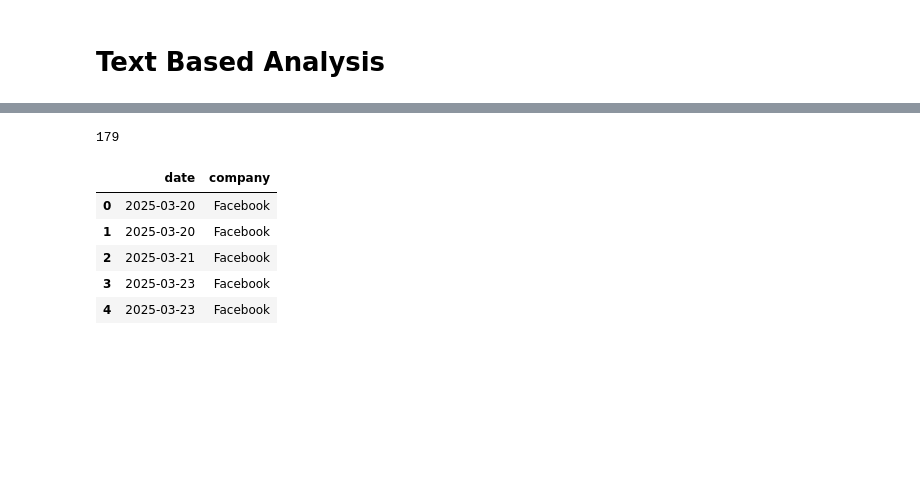
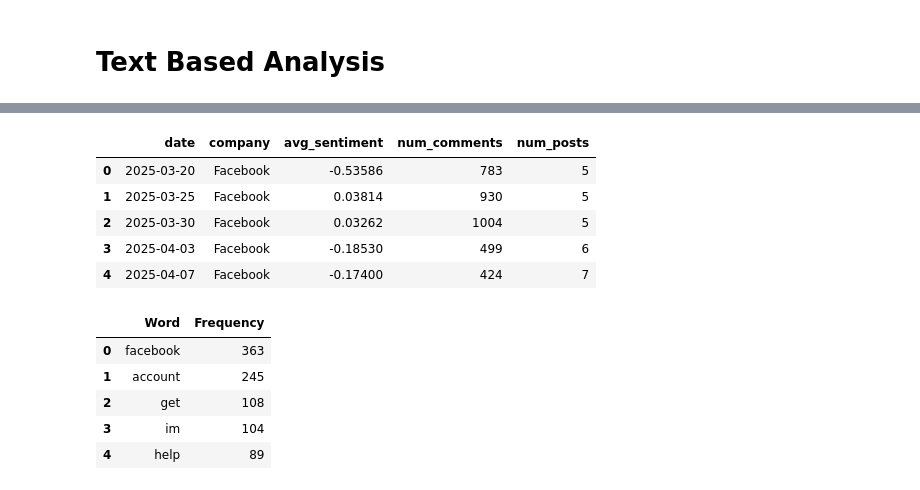
Before and after one commit to bibidhSubedi0/Sentiment-Analysis, a Jupyter notebook: src/EDA/analysisV3.ipynb, the cells around one changed output, grey strips where cells are left out. Drawn from its saved outputs; the diff is of its cells as text; code cells hidden in the pictures; blank space fills up the shorter version.

```diff
--- a/src/EDA/analysisV3.ipynb
+++ b/src/EDA/analysisV3.ipynb
@@ -299,0 +318,3 @@ new_df.head()
+# %%
+grouped = new_df.groupby('block_index')
+grouped.head()
@@ -300,30 +339,31 @@ new_df.head()
 # %%
+
+
 stop_words = set(stopwords.words('english'))
+
+
 exportDF = pd.DataFrame()
-exportDF["date"] = new_df["date"]
-exportDF["company"] = "Facebook"
-
-# Senetiment from 3 days wala
-
-#avg_sentiment
-#num_commnets
-#num_posts
-#most_commonword
-
-sum = 0
-
-for index, row in new_df.iterrows():
-    sum+=row["hour"]
-
-print(sum)
+exportDF['date'] = grouped['date'].first().values        # Date of first post in the block
+exportDF['company'] = 'Facebook'
+exportDF['avg_sentiment'] = grouped['Sentiment'].mean().values
+exportDF['num_comments'] = grouped['num_comments'].sum().values
+exportDF['num_posts'] = grouped.size().values             # Number of rows in each group
 
 
 exportDF.head()
 # %% [output]
-179
-|  | date | company |
-| 0 | 2025-03-20 | Facebook |
-| 1 | 2025-03-20 | Facebook |
-| 2 | 2025-03-21 | Facebook |
-| 3 | 2025-03-23 | Facebook |
-| 4 | 2025-03-23 | Facebook |
+|  | date | company | avg_sentiment | num_comments | num_posts |
+| 0 | 2025-03-20 | Facebook | -0.53586 | 783 | 5 |
+| 1 | 2025-03-25 | Facebook | 0.03814 | 930 | 5 |
+| 2 | 2025-03-30 | Facebook | 0.03262 | 1004 | 5 |
+| 3 | 2025-04-03 | Facebook | -0.18530 | 499 | 6 |
+| 4 | 2025-04-07 | Facebook | -0.17400 | 424 | 7 |
+# %%
+common_words_df.head()
+# %% [output]
+|  | Word | Frequency |
+| 0 | facebook | 363 |
+| 1 | account | 245 |
+| 2 | get | 108 |
+| 3 | im | 104 |
+| 4 | help | 89 |
```
Also changed, not shown: parts of 9 cells of this notebook, 7 other files.
